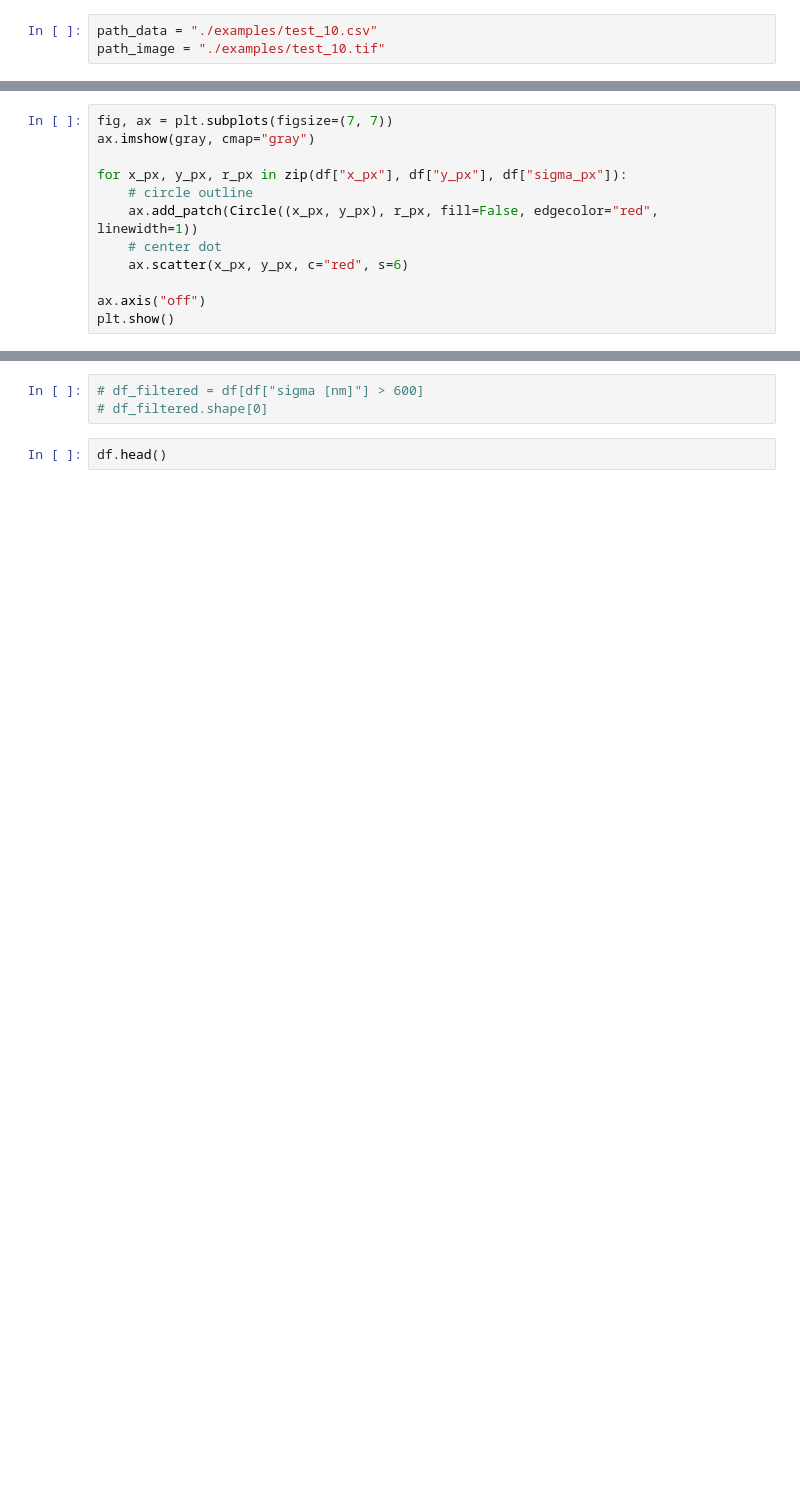
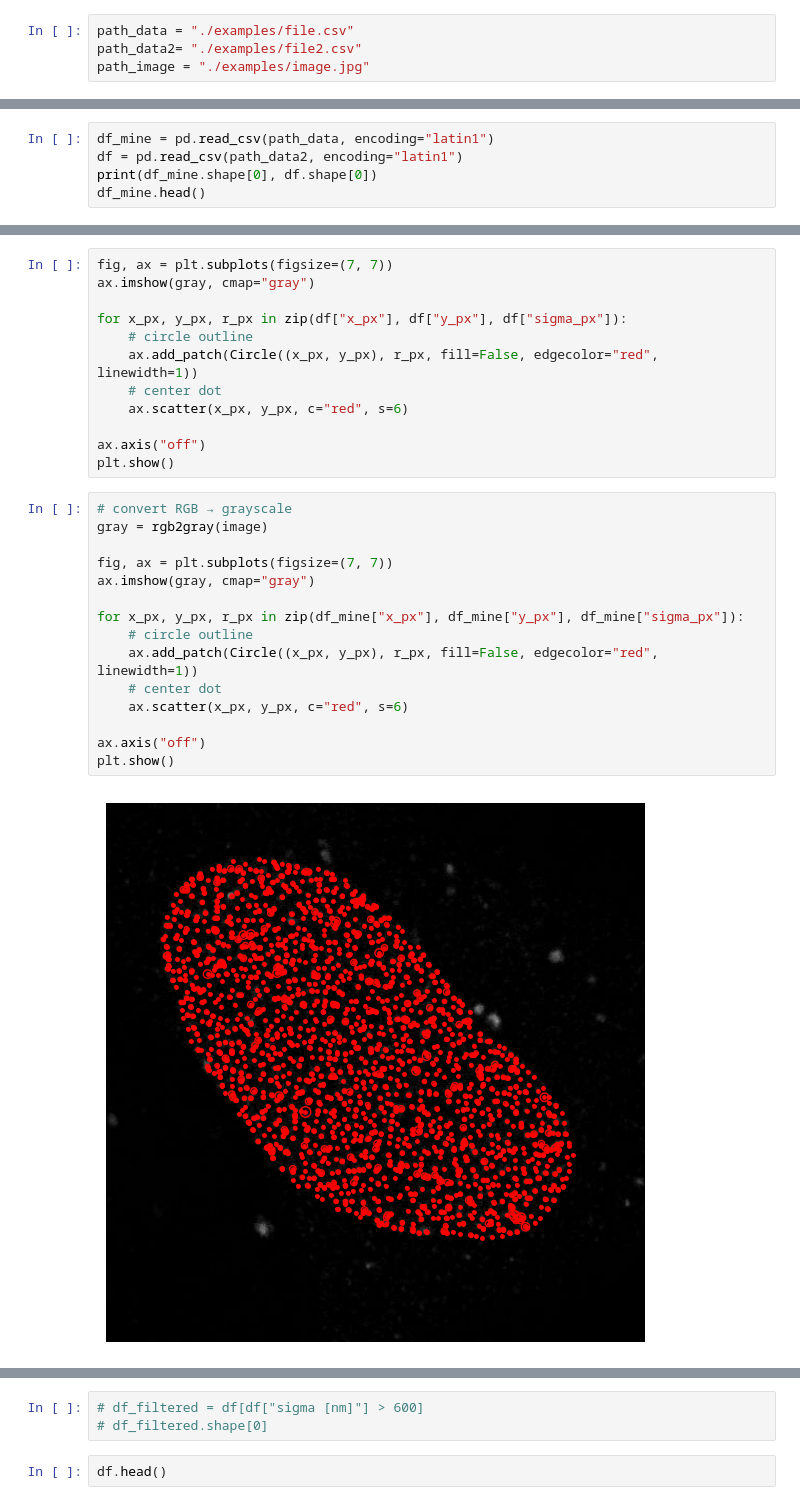
Before and after one commit to Lopatushka/LLPS, a Jupyter notebook: Kmean.ipynb, the cells around one changed output, grey strips where cells are left out. Drawn from its saved outputs; the diff is of its cells as text; blank space fills up the shorter version.

```diff
--- a/Kmean.ipynb
+++ b/Kmean.ipynb
@@ -75,5 +75,6 @@ def plot_histogram(df, column, bins=50, xlabel=None, title=None,
 # %% [markdown]
 # Data import
 # %%
-path_data = "./examples/test_10.csv"
-path_image = "./examples/test_10.tif"
+path_data = "./examples/file.csv"
+path_data2= "./examples/file2.csv"
+path_image = "./examples/image.jpg"
@@ -98,0 +81,5 @@ df.head()
+# %%
+df_mine = pd.read_csv(path_data, encoding="latin1")
+df = pd.read_csv(path_data2, encoding="latin1")
+print(df_mine.shape[0], df.shape[0])
+df_mine.head()
@@ -165,5 +170,22 @@ for x_px, y_px, r_px in zip(df["x_px"], df["y_px"], df["sigma_px"]):
 
 ax.axis("off")
 plt.show()
+# %%
+# convert RGB → grayscale
+gray = rgb2gray(image)
+
+fig, ax = plt.subplots(figsize=(7, 7))
+ax.imshow(gray, cmap="gray")
+
+for x_px, y_px, r_px in zip(df_mine["x_px"], df_mine["y_px"], df_mine["sigma_px"]):
+    # circle outline
+    ax.add_patch(Circle((x_px, y_px), r_px, fill=False, edgecolor="red", linewidth=1))
+    # center dot
+    ax.scatter(x_px, y_px, c="red", s=6)
+
+ax.axis("off")
+plt.show()
+# %% [output]
+[figure, added]
 # %%
 scatter_plot(df, "sigma [nm]", "mean_intensity",   x_lim=(0, 800), y_lim=(0, 0.55))
```
Also changed, not shown: parts of 11 cells of this notebook.
